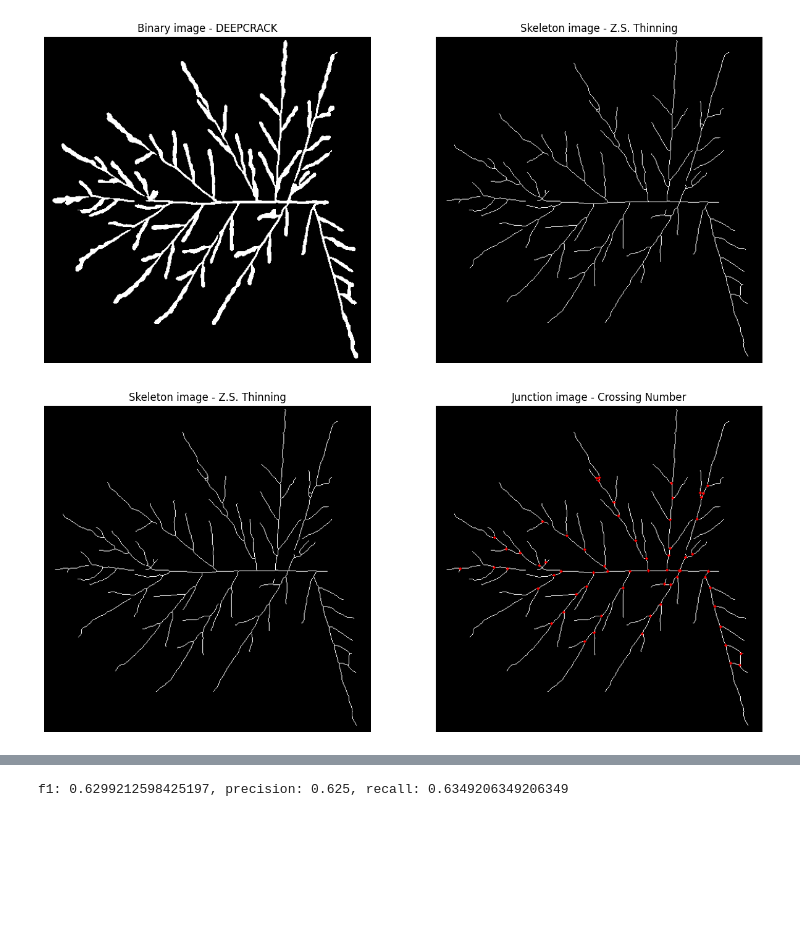
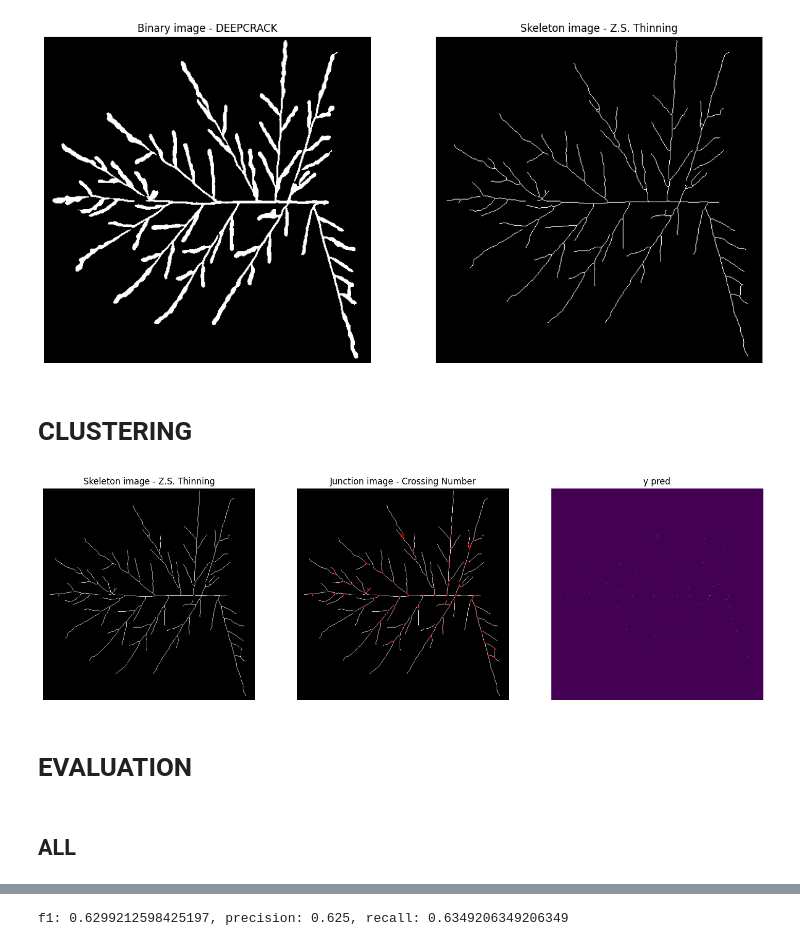
Before and after one commit to lam-thai-nguyen/Rice-Panicle-Architecture-Analysis, a Jupyter notebook: src/examples/image_processing_pipeline.ipynb, the cells around one changed output, grey strips where cells are left out. Saved outputs shown, nothing was run; the diff lists cells and outputs as text; code cells hidden in the pictures; blank space fills up the shorter version.

```diff
--- a/src/examples/image_processing_pipeline.ipynb
+++ b/src/examples/image_processing_pipeline.ipynb
@@ -37,21 +37,31 @@ ax2.set_title("Skeleton image - Z.S. Thinning")
 plt.show()
 # %% [output]
 [figure]
+# %% [markdown]
+# **CLUSTERING**
 # %%
 # CLUSTERING requires a skeleton image.
 junction_img, y_pred = RicePanicle.Clustering.crossing_number(skeleton_img, return_pred_=True)
 # %%
 # Visualization
-fig, (ax1, ax2) = plt.subplots(1, 2, figsize=(15, 8))
+fig, (ax1, ax2, ax3) = plt.subplots(1, 3, figsize=(18, 6))
 
 ax1.imshow(skeleton_img, cmap='gray')
 ax1.axis('off')
 ax1.set_title("Skeleton image - Z.S. Thinning")
 
 ax2.imshow(junction_img, cmap='gray')
 ax2.axis('off')
 ax2.set_title("Junction image - Crossing Number")
 
+ax3.imshow(y_pred, cmap='viridis')  # As grayscale image makes it hard to see
+ax3.axis('off')
+ax3.set_title("y pred")
+
 plt.show()
 # %% [output]
-[figure, old version]
+[figure, new version]
+# %% [markdown]
+# **EVALUATION**
+# %% [markdown]
+## ALL
```
Also changed, not shown: parts of 31 cells of this notebook.
